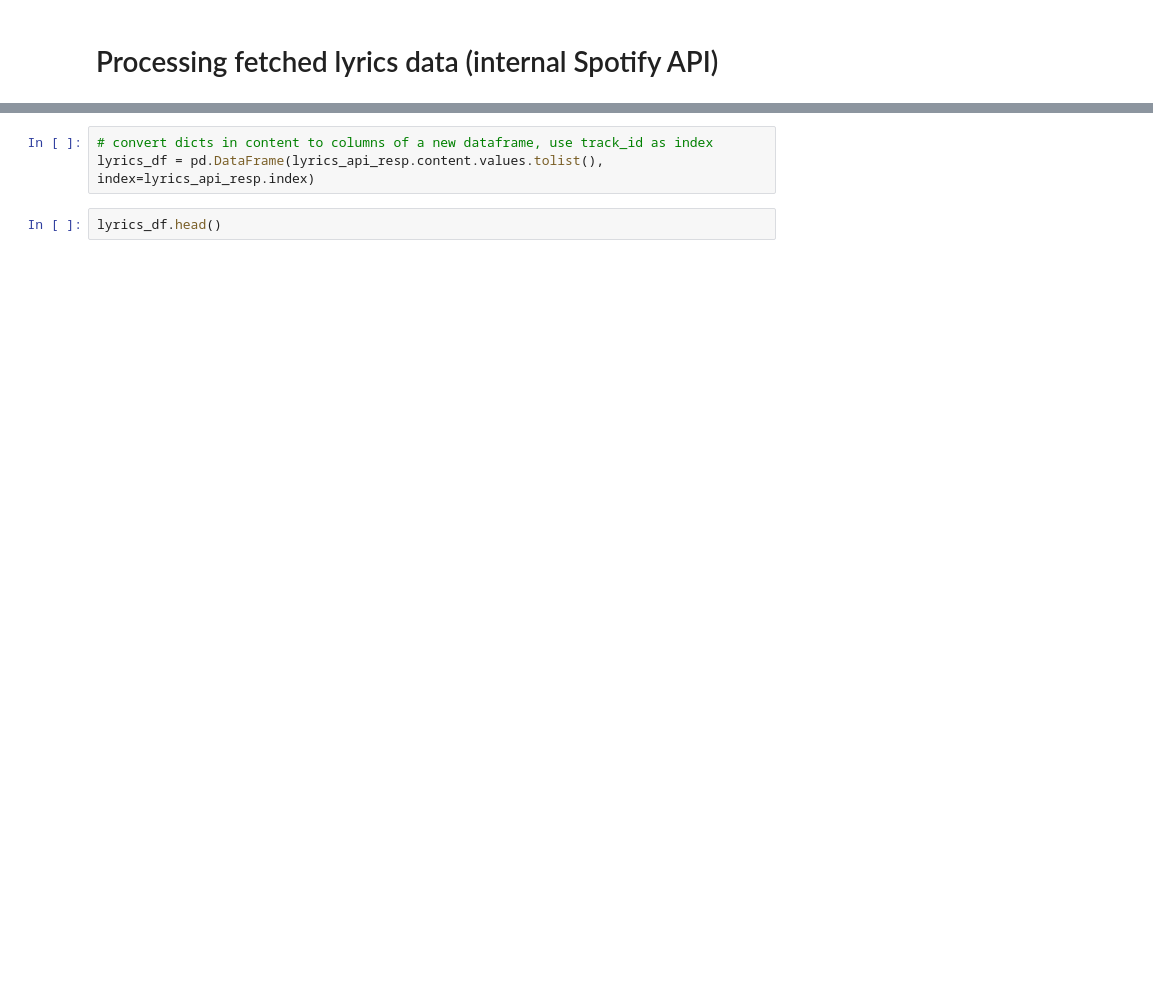
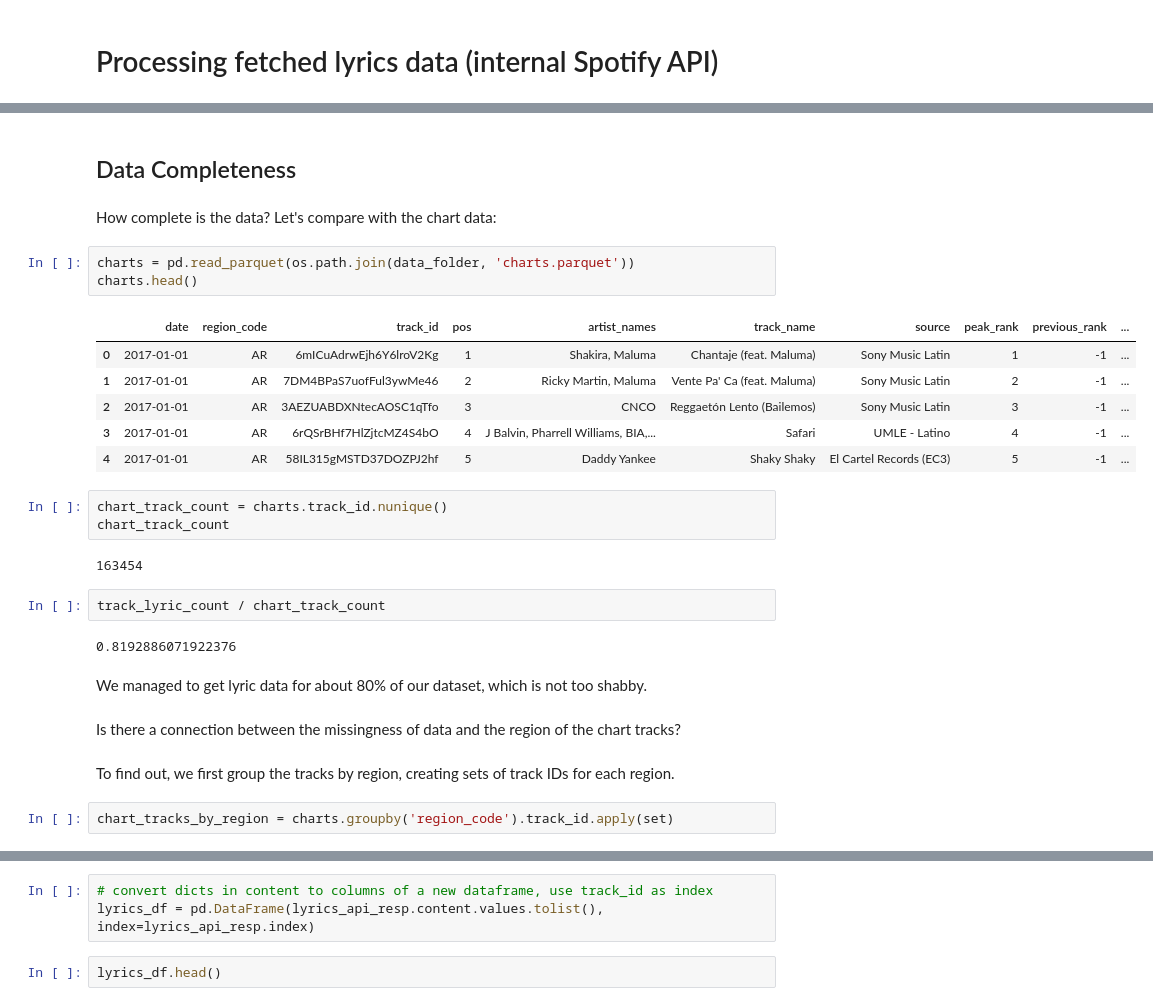
Before and after one commit to Sejmou/spotify-charts-analysis, a Jupyter notebook: notebooks/analysis/lyrics.ipynb, the cells around one changed output, grey strips where cells are left out. Saved outputs shown, nothing was run; the diff lists cells and outputs as text; blank space fills up the shorter version.

```diff
--- a/notebooks/analysis/lyrics.ipynb
+++ b/notebooks/analysis/lyrics.ipynb
@@ -69,0 +72,31 @@ Name: content_type, dtype: int64
+# %% [markdown]
+## Data Completeness
+# %% [markdown]
+How complete is the data? Let's compare with the chart data:
+# %%
+charts = pd.read_parquet(os.path.join(data_folder, 'charts.parquet'))
+charts.head()
+# %% [output]
+|  | date | region_code | track_id | pos | artist_names | track_name | source | peak_rank | previous_rank | ... |
+| 0 | 2017-01-01 | AR | 6mICuAdrwEjh6Y6lroV2Kg | 1 | Shakira, Maluma | Chantaje (feat. Maluma) | Sony Music Latin | 1 | -1 | ... |
+| 1 | 2017-01-01 | AR | 7DM4BPaS7uofFul3ywMe46 | 2 | Ricky Martin, Maluma | Vente Pa' Ca (feat. Maluma) | Sony Music Latin | 2 | -1 | ... |
+| 2 | 2017-01-01 | AR | 3AEZUABDXNtecAOSC1qTfo | 3 | CNCO | Reggaetón Lento (Bailemos) | Sony Music Latin | 3 | -1 | ... |
+| 3 | 2017-01-01 | AR | 6rQSrBHf7HlZjtcMZ4S4bO | 4 | J Balvin, Pharrell Williams, BIA,... | Safari | UMLE - Latino | 4 | -1 | ... |
+| 4 | 2017-01-01 | AR | 58IL315gMSTD37DOZPJ2hf | 5 | Daddy Yankee | Shaky Shaky | El Cartel Records (EC3) | 5 | -1 | ... |
+# %%
+chart_track_count = charts.track_id.nunique()
+chart_track_count
+# %% [output]
+163454
+# %%
+track_lyric_count / chart_track_count
+# %% [output]
+0.8192886071922376
+# %% [markdown]
+We managed to get lyric data for about 80% of our dataset, which is not too shabby.
+# %% [markdown]
+Is there a connection between the missingness of data and the region of the chart tracks?
+# %% [markdown]
+To find out, we first group the tracks by region, creating sets of track IDs for each region.
+# %%
+chart_tracks_by_region = charts.groupby('region_code').track_id.apply(set)
```
Also changed, not shown: parts of 41 cells of this notebook, 7 other files.
